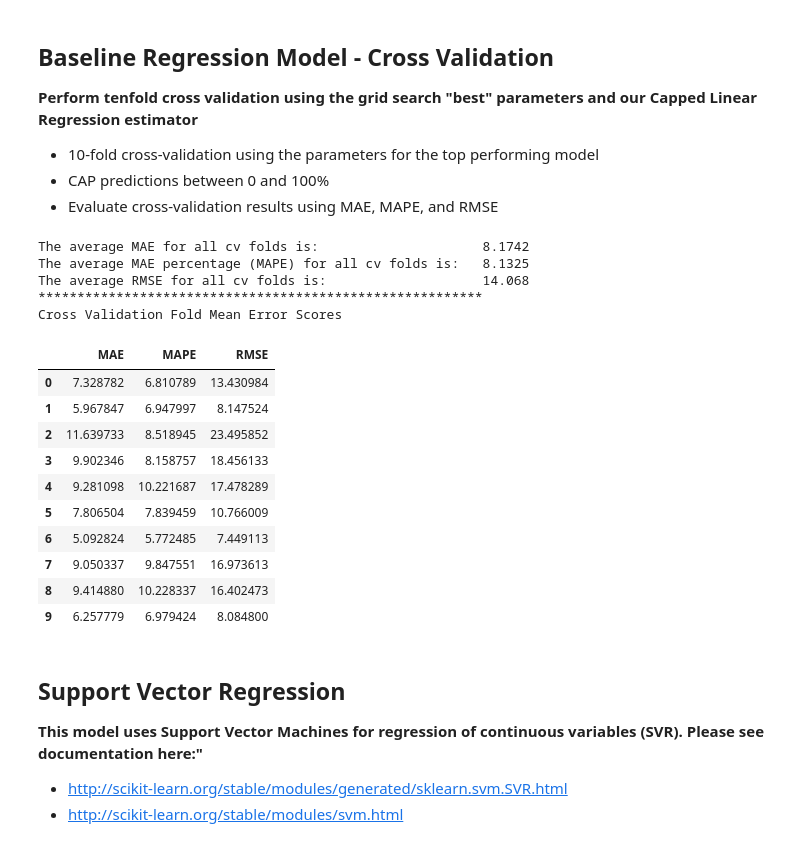
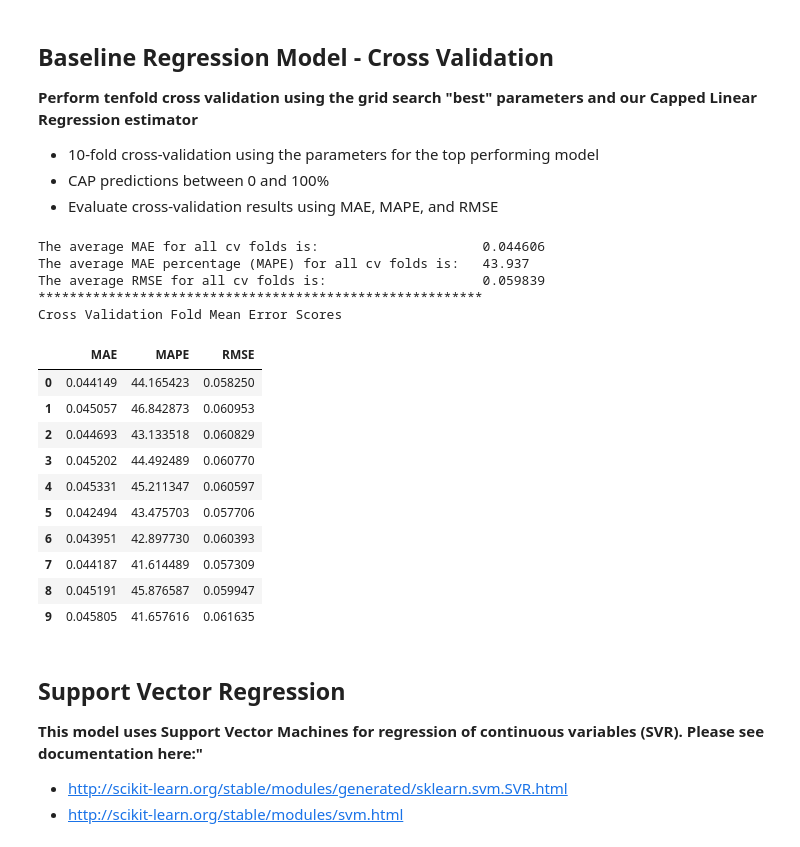
Before and after one commit to wtubin/TeacherRetentionofNC, a Jupyter notebook: 2017/Models/2017TeacherAttritionRatePredict.ipynb, the cells around one changed output. Saved outputs shown, nothing was run; the diff lists cells and outputs as text; code cells hidden in the pictures.

```diff
--- a/2017/Models/2017TeacherAttritionRatePredict.ipynb
+++ b/2017/Models/2017TeacherAttritionRatePredict.ipynb
@@ -247,2 +259,4 @@ from sklearn.model_selection import GridSearchCV
+# %%
+X = sch_X_scaler
 # %%
 
@@ -298,15 +295,8 @@ Wall time: 845 ms
 # %%
 %%time
 
-from sklearn.pipeline import make_pipeline
-from sklearn.model_selection import GridSearchCV
-from sklearn.feature_selection import RFECV
-from sklearn.linear_model import LinearRegression
-from sklearn.preprocessing import StandardScaler
-from sklearn.model_selection import ShuffleSplit
 
-
-print("RFE CV Linear Regression 1st Pass")
+#print("RFE CV Linear Regression 1st Pass")
 rfecvEstimator = LinearRegression()
 
 parameters = { 'fit_intercept':[True,False], 'normalize':[True,False], 'copy_X':[True, False]
@@ -336,19 +326,19 @@ print("Ranking", rfecv.ranking_)
 print("Support", rfecv.support_)
 print("Number of Features:", rfecv.n_features_)
 
-print("Logistic Regression Second Pass")
-#create a pipeline to scale all of the data and perform logistic regression during each grid search step.
-pipe = make_pipeline(StandardScaler(), LinearRegression())
+#print("Linear Regression Second Pass")
+# #create a pipeline to scale all of the data and perform logistic regression during each grid search step.
+# pipe = make_pipeline(StandardScaler(), LinearRegression())
 
-#Define a range of hyper parameters for grid search
-parameters = { 'linearregression__fit_intercept':[True,False], 'LinearRegression__normalize':[True,False]
-              , 'LinearRegression__copy_X':[True, False]
-              , 'linearregression__n_jobs':[None]
-             }
+# #Define a range of hyper parameters for grid search
+# parameters = { 'linearregression__fit_intercept':[True,False], 'LinearRegression__normalize':[True,False]
+#               , 'LinearRegression__copy_X':[True, False]
+#               , 'linearregression__n_jobs':[None]
+#              }
 
-#Perform the grid search using accuracy as a metric during cross validation.
-grid = GridSearchCV(pipe, parameters, cv=cv, scoring='accuracy')
+# #Perform the grid search using accuracy as a metric during cross validation.
+# grid = GridSearchCV(estimator=pipe, param_grid=parameters, cv=cv)
 
-#Use the best features from recursive feature elimination during the grid search
-grid.fit(X, y)
+# #Use the best features from recursive feature elimination during the grid search
+# grid.fit(X, y)
 # %% [output]
@@ -408,7 +394,7 @@ def rmse(y_actual, y_predicted):
 #Function for Mean Absolute Percentage Error (MAPE) - Untested
 #Adapted from - https://stackoverflow.com/questions/42250958/how-to-optimize-mape-code-in-python
 def mape(y_actual, y_predicted):
-    mask = y_actual <> 0
+    mask = y_actual != 0
     return (np.fabs(y_actual - y_predicted)/y_actual)[mask].mean() * 100
 
 #Create scorers for rmse and mape functions
@@ -491,10 +477,9 @@ class CappedLinearRegression(LinearRegression):
 # %%
 #Create a Linear Regression object and perform a grid search to find the best parameters
 linreg = CappedLinearRegression()
-parameters = {'normalize':(True,False), 'fit_intercept':(True,False)}
+parameters = {'normalize':(True,False), 'fit_intercept':(True,False),'normalize': (True, False),}
 
 #Create a grid search object using the
-from sklearn.model_selection import GridSearchCV
 regGridSearch = GridSearchCV(estimator=linreg
                    , verbose=1 # low verbosity
                    , param_grid=parameters
@@ -502,6 +487,6 @@ regGridSearch = GridSearchCV(estimator=linreg
                    , scoring=mae_scorer)
 
 #Perform hyperparameter search to find the best combination of parameters for our data
-regGridSearch.fit(X_highSchools, Y)
+regGridSearch.fit(X, y)
 # %% [output]
 Fitting 10 folds for each of 4 candidates, totalling 40 fits
@@ -530,26 +516,26 @@ CappedLinearRegression(copy_X=True, fit_intercept=True, n_jobs=1,
 # %%
 #Create CappedLinearRegression predictions between 0 and 100% using the best parameters for our Linear Regression object
 regEstimator = regGridSearch.best_estimator_
 
 #Evaluate the regression estimator above using our pre-defined cross validation and scoring metrics.
-EvaluateRegressionEstimator(regEstimator, X_highSchools, Y, cv)
+EvaluateRegressionEstimator(regEstimator, X, y, cv)
 # %% [output]
-The average MAE for all cv folds is:                     8.1742
-The average MAE percentage (MAPE) for all cv folds is:   8.1325
-The average RMSE for all cv folds is:                    14.068
+The average MAE for all cv folds is:                     0.044606
+The average MAE percentage (MAPE) for all cv folds is:   43.937
+The average RMSE for all cv folds is:                    0.059839
 *********************************************************
 Cross Validation Fold Mean Error Scores
 |  | MAE | MAPE | RMSE |
-| 0 | 7.328782 | 6.810789 | 13.430984 |
-| 1 | 5.967847 | 6.947997 | 8.147524 |
-| 2 | 11.639733 | 8.518945 | 23.495852 |
-| 3 | 9.902346 | 8.158757 | 18.456133 |
-| 4 | 9.281098 | 10.221687 | 17.478289 |
-| 5 | 7.806504 | 7.839459 | 10.766009 |
-| 6 | 5.092824 | 5.772485 | 7.449113 |
-| 7 | 9.050337 | 9.847551 | 16.973613 |
-| 8 | 9.414880 | 10.228337 | 16.402473 |
-| 9 | 6.257779 | 6.979424 | 8.084800 |
+| 0 | 0.044149 | 44.165423 | 0.058250 |
+| 1 | 0.045057 | 46.842873 | 0.060953 |
+| 2 | 0.044693 | 43.133518 | 0.060829 |
+| 3 | 0.045202 | 44.492489 | 0.060770 |
+| 4 | 0.045331 | 45.211347 | 0.060597 |
+| 5 | 0.042494 | 43.475703 | 0.057706 |
+| 6 | 0.043951 | 42.897730 | 0.060393 |
+| 7 | 0.044187 | 41.614489 | 0.057309 |
+| 8 | 0.045191 | 45.876587 | 0.059947 |
+| 9 | 0.045805 | 41.657616 | 0.061635 |
 # %% [markdown]
 ## Support Vector Regression
 **This model uses Support Vector Machines for regression of continuous variables (SVR). Please see documentation here:"**
```
Also changed, not shown: parts of 44 cells of this notebook, 1 other file.
